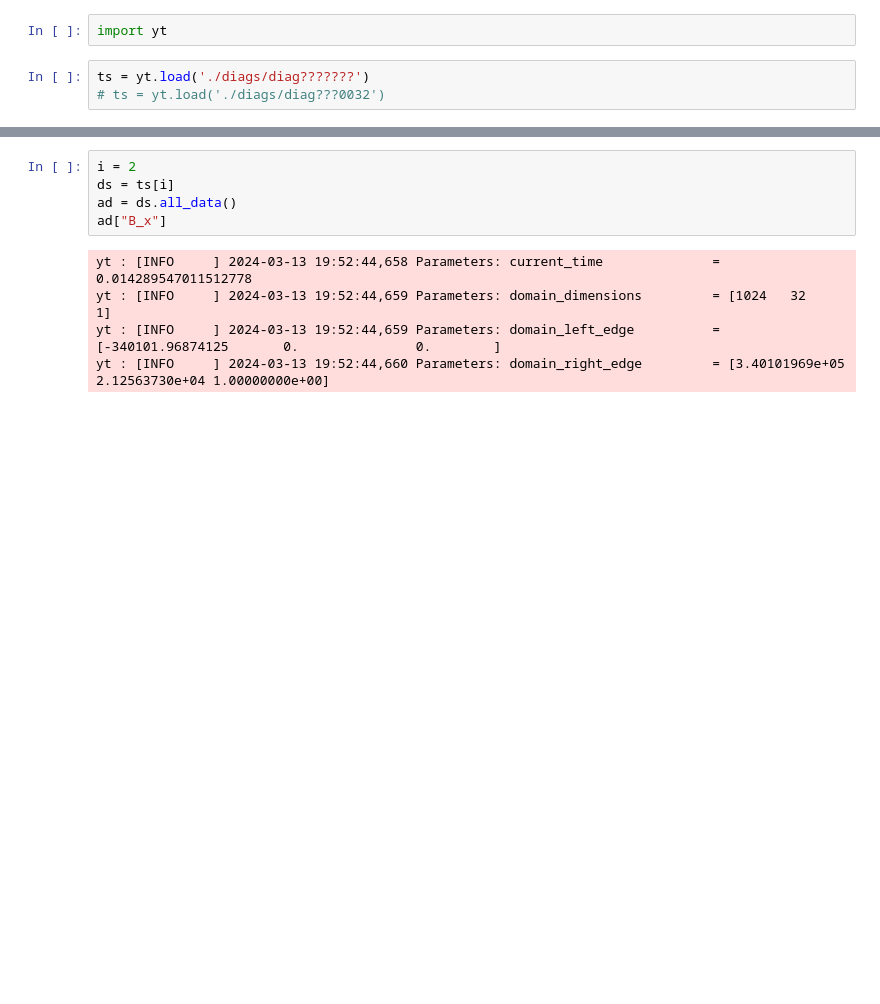
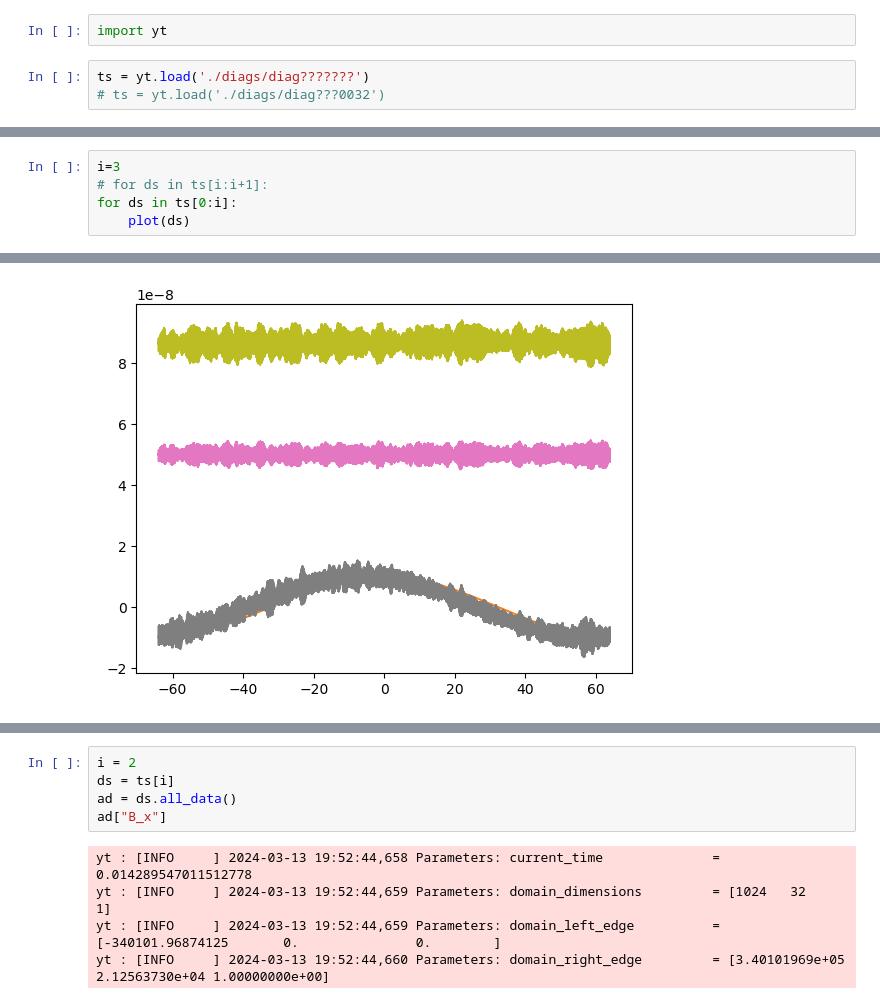
Before and after one commit to Beforerr/swd_simulation, a Jupyter notebook: warpx/oblique_linear_alfven/analysis.ipynb, the cells around one changed output, grey strips where cells are left out. Saved outputs shown, nothing was run; the diff lists cells and outputs as text; blank space fills up the shorter version.

```diff
--- a/warpx/analysis.ipynb
+++ b/warpx/oblique_linear_alfven/analysis.ipynb
@@ -77,0 +79,6 @@ yt : [INFO     ] 2024-03-13 21:14:59,980 Parameters: domain_right_edge         =
+# %%
+i=3
+# for ds in ts[i:i+1]:
+for ds in ts[0:i]:
+    plot(ds)
+# %% [output]
@@ -77,0 +97 @@ yt : [INFO     ] 2024-03-13 21:14:59,980 Parameters: domain_right_edge         =
+[figure, added]
```
Also changed, not shown: parts of 6 cells of this notebook, 20 other files.
